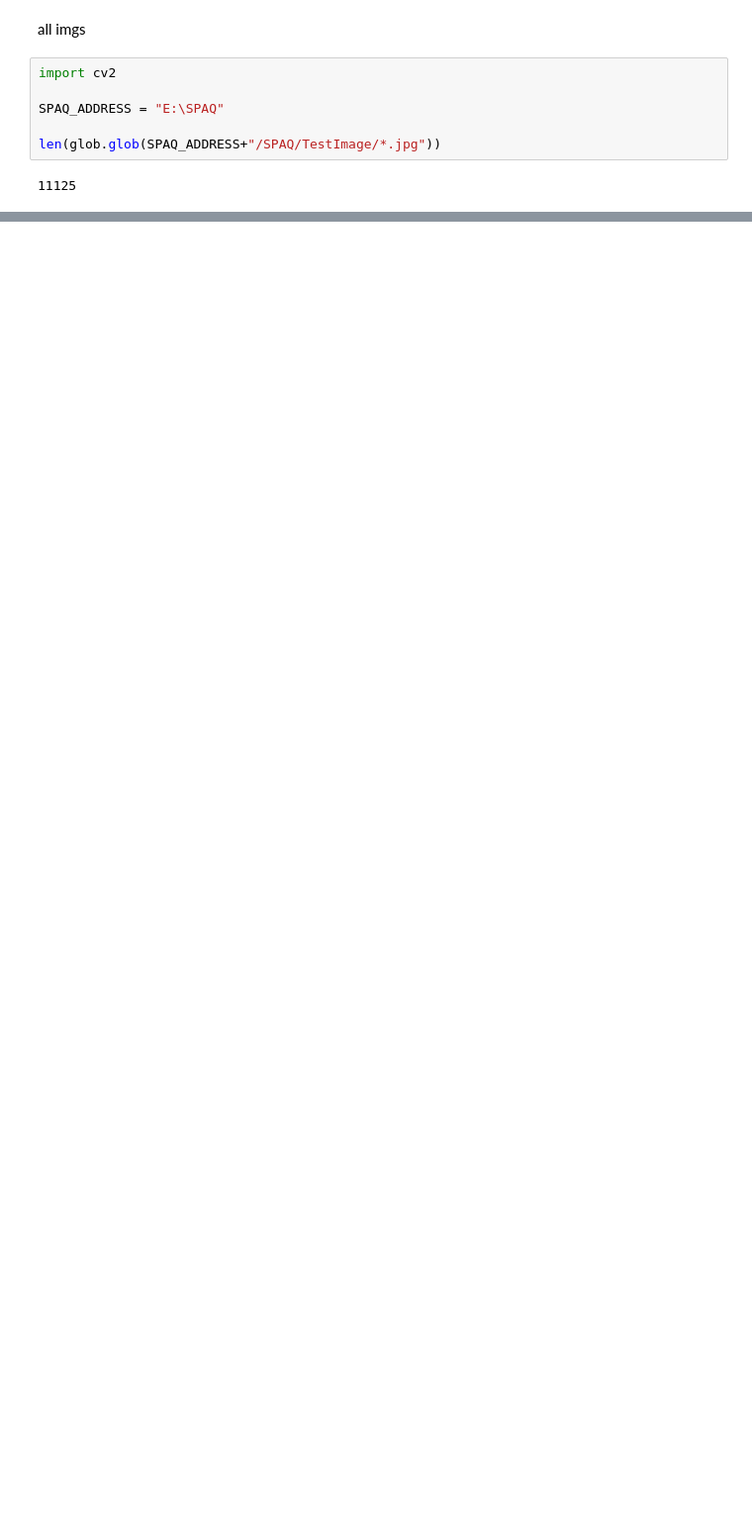
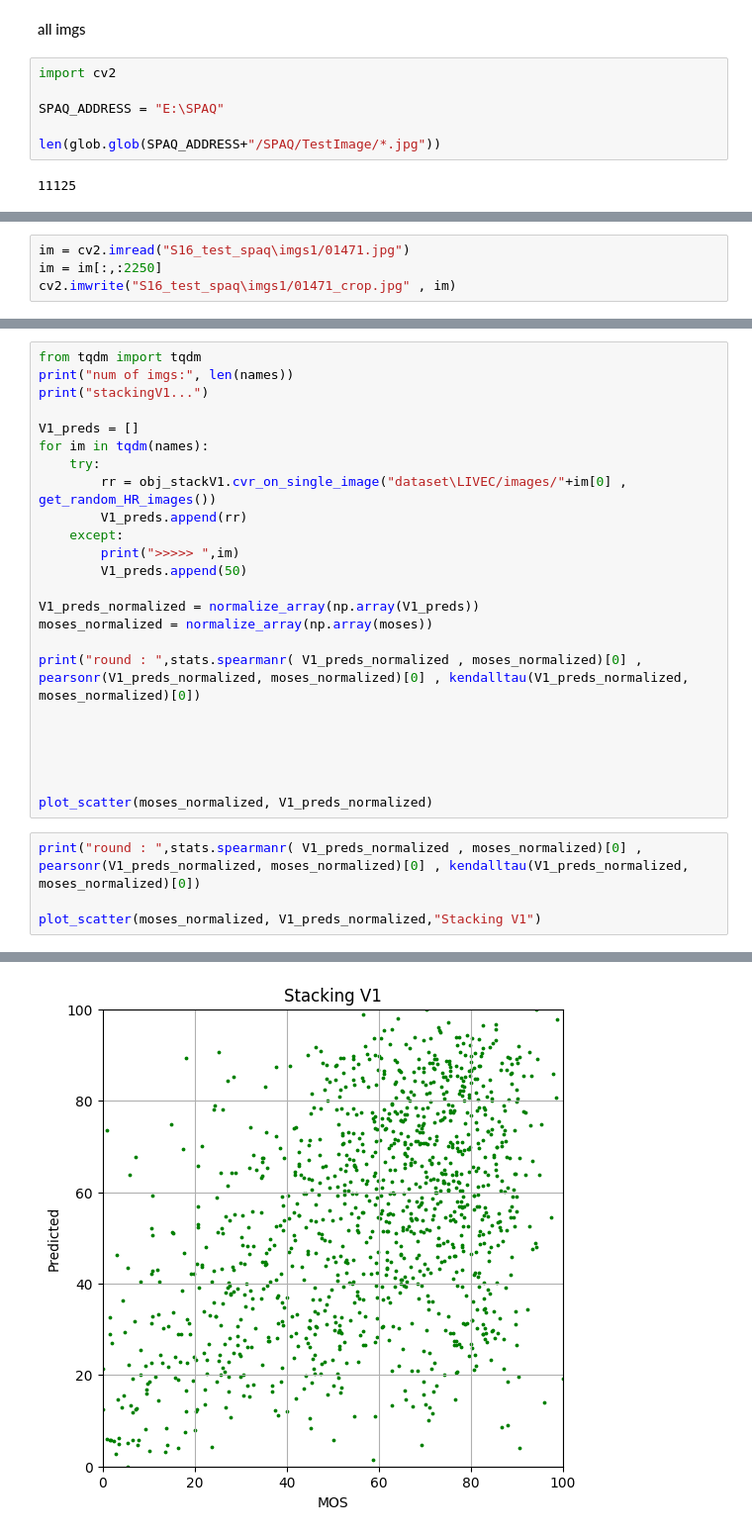
Before and after one commit to farhadhsn8/CVR-IQA, a Jupyter notebook: S16_test_spaq/S16.ipynb, the cells around one changed output, grey strips where cells are left out. Shown at 99% size. Cells and saved outputs as stored; diff of their text form; blank space fills up the shorter version.

```diff
--- a/S16_test_spaq/S16.ipynb
+++ b/S16_test_spaq/S16.ipynb
@@ -105,0 +180,4 @@ round 3:  0.12783020004164838 0.20629401430302896 0.09799919151000505
+# %%
+im = cv2.imread("S16_test_spaq\imgs1/01471.jpg")
+im = im[:,:2250]
+cv2.imwrite("S16_test_spaq\imgs1/01471_crop.jpg" , im)
@@ -145,0 +510,29 @@ round 3:  0.48025162682814626 0.4893495733133367 0.3544304092945183
+# %%
+from tqdm import tqdm
+print("num of imgs:", len(names))
+print("stackingV1...")
+
+V1_preds = []
+for im in tqdm(names):
+    try:
+        rr = obj_stackV1.cvr_on_single_image("dataset\LIVEC/images/"+im[0] , get_random_HR_images())
+        V1_preds.append(rr)
+    except:
+        print(">>>>> ",im)
+        V1_preds.append(50)
+
+V1_preds_normalized = normalize_array(np.array(V1_preds))
+moses_normalized = normalize_array(np.array(moses))
+
+print("round : ",stats.spearmanr( V1_preds_normalized , moses_normalized)[0] , pearsonr(V1_preds_normalized, moses_normalized)[0] , kendalltau(V1_preds_normalized, moses_normalized)[0])
+
+
+
+
+
+plot_scatter(moses_normalized, V1_preds_normalized)
+# %%
+print("round : ",stats.spearmanr( V1_preds_normalized , moses_normalized)[0] , pearsonr(V1_preds_normalized, moses_normalized)[0] , kendalltau(V1_preds_normalized, moses_normalized)[0])
+
+plot_scatter(moses_normalized, V1_preds_normalized,"Stacking V1")
+# %% [output]
@@ -145,0 +540 @@ round 3:  0.48025162682814626 0.4893495733133367 0.3544304092945183
+[figure, added]
```
Also changed, not shown: parts of 47 cells of this notebook, 7 other files.
